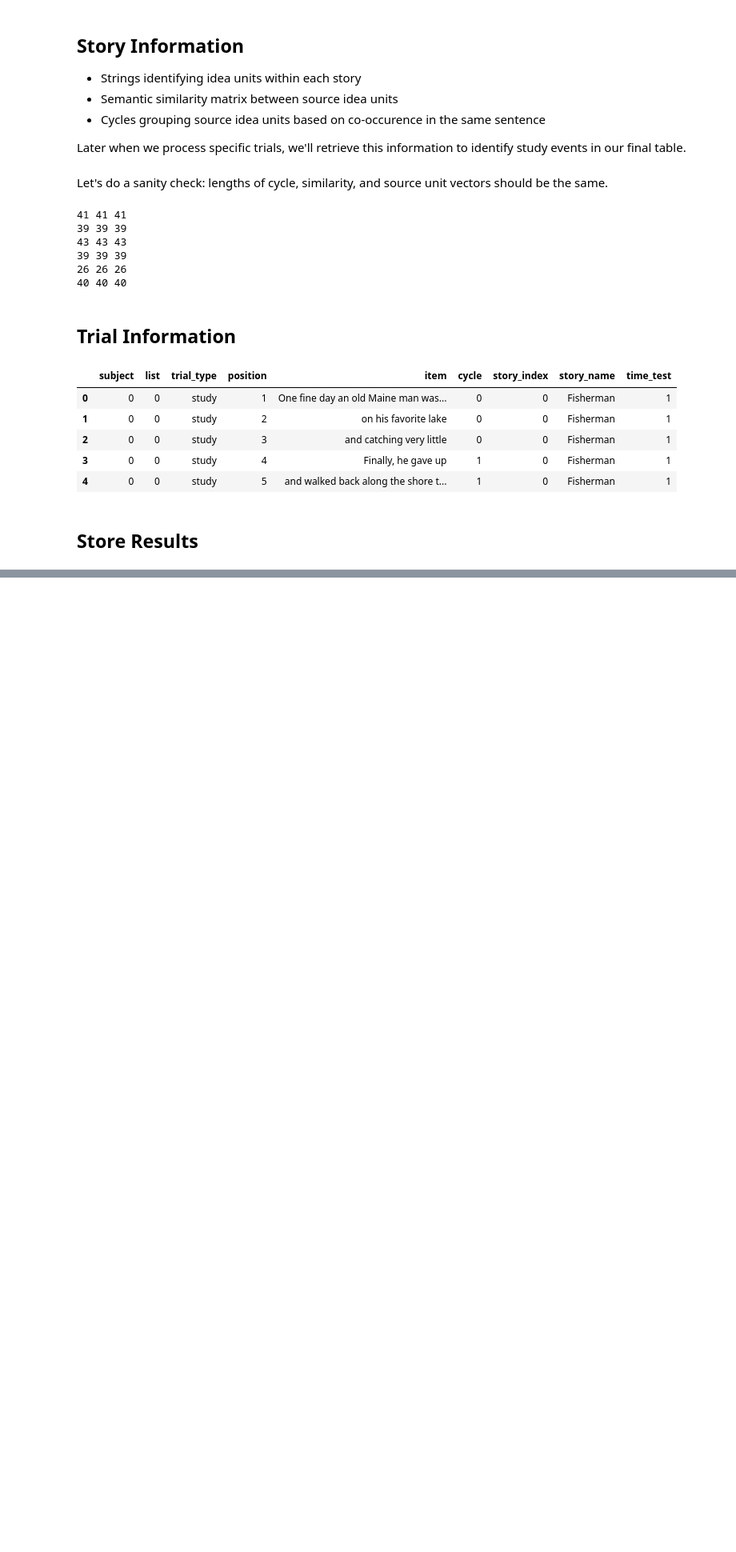
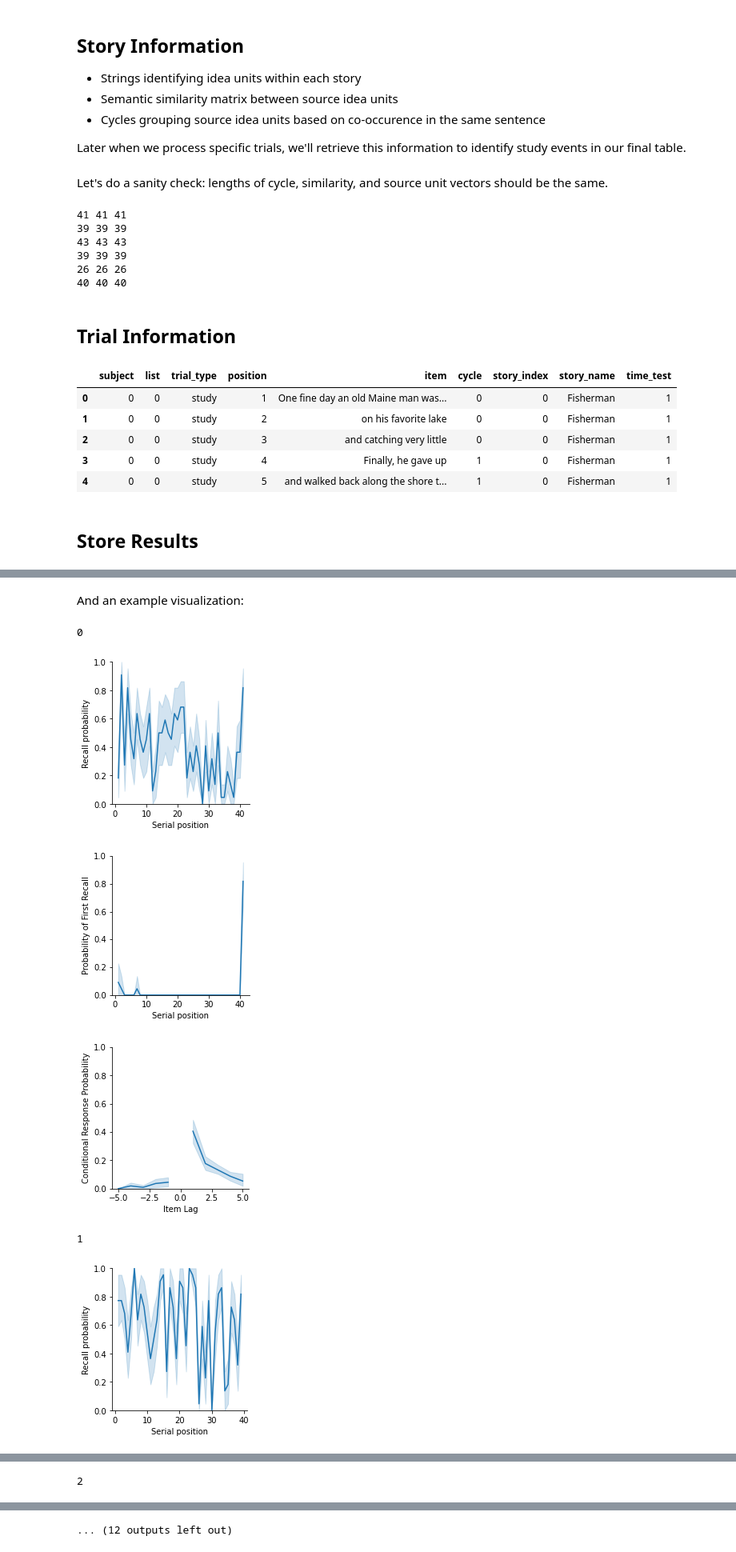
Before and after one commit to githubpsyche/narrative_cmr, a Jupyter notebook: 01_Data_Preparation.ipynb, the cells around one changed output, grey strips where cells are left out. Shown: that part at 80% size. Cells and saved outputs as stored; diff of their text form; code cells hidden in the pictures; blank space fills up the shorter version.

Commit message:
Add temporal organizational analyses

```diff
--- a/01_Data_Preparation.ipynb
+++ b/01_Data_Preparation.ipynb
@@ -232,0 +237,3 @@ results.to_csv('data/psifr_sbs.csv', index=False)
+# %%
+data = pd.read_csv('data/psifr_sbs.csv')
+data.head()
@@ -232,0 +247,5 @@ results.to_csv('data/psifr_sbs.csv', index=False)
+# %%
+from psifr import fr
+events = fr.merge_free_recall(data, list_keys=['cycle', 'story_index', 'story_name', 'time_test'])
+
+events.head()
@@ -232,0 +302,16 @@ results.to_csv('data/psifr_sbs.csv', index=False)
+# %% [markdown]
+And an example visualization:
+# %%
+from narrative_cmr.Temporal_Effects import visualize_aggregate
+
+for i in range(6):
+    print(i)
+    visualize_aggregate(events.loc[(events.time_test==1) & (events.story_index==i)], data_query='subject > -1')
+    plt.show()
+# %% [output]
+0
+[figure, added]
+[figure, added]
+[figure, added]
+1
+[figure, added]
@@ -232,0 +320 @@ results.to_csv('data/psifr_sbs.csv', index=False)
+2
@@ -232,0 +324 @@ results.to_csv('data/psifr_sbs.csv', index=False)
+... (12 outputs left out)
```
Also changed, not shown: parts of 11 cells of this notebook, 5 other files.
